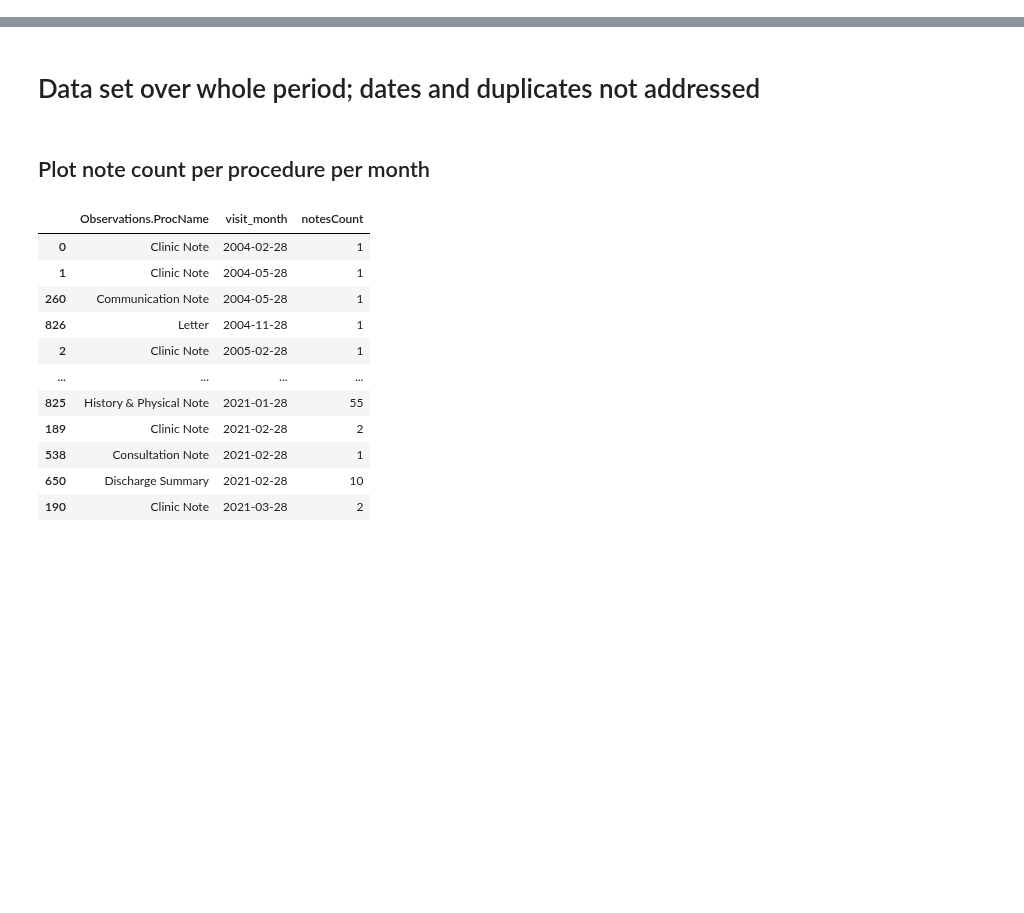
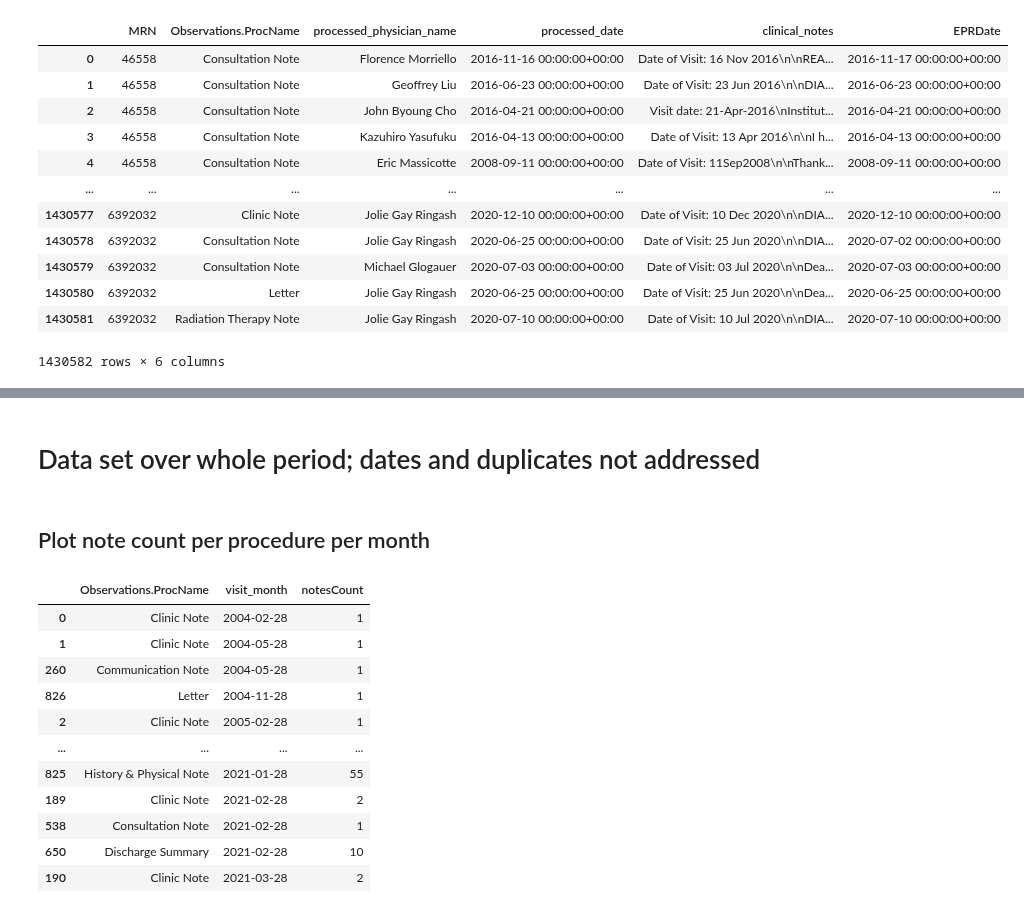
Before and after one commit to ml4oncology/make-notes-dataset, a Jupyter notebook: notebooks/1.validation-PlotNote_PatientCount.ipynb, the cells around one changed output, grey strips where cells are left out. Cells and saved outputs as stored; diff of their text form; code cells hidden in the pictures; blank space fills up the shorter version.

```diff
--- a/notebooks/1.validation-PlotNote_PatientCount.ipynb
+++ b/notebooks/1.validation-PlotNote_PatientCount.ipynb
@@ -14,0 +67,16 @@ import seaborn as sns
+# %%
+mergedNotesWMissing
+# %% [output]
+|  | MRN | Observations.ProcName | processed_physician_name | processed_date | clinical_notes | EPRDate |
+| 0 | 46558 | Consultation Note | Florence Morriello | 2016-11-16 00:00:00+00:00 | Date of Visit: 16 Nov 2016\n\nREA... | 2016-11-17 00:00:00+00:00 |
+| 1 | 46558 | Consultation Note | Geoffrey Liu | 2016-06-23 00:00:00+00:00 | Date of Visit: 23 Jun 2016\n\nDIA... | 2016-06-23 00:00:00+00:00 |
+| 2 | 46558 | Consultation Note | John Byoung Cho | 2016-04-21 00:00:00+00:00 | Visit date: 21-Apr-2016\nInstitut... | 2016-04-21 00:00:00+00:00 |
+| 3 | 46558 | Consultation Note | Kazuhiro Yasufuku | 2016-04-13 00:00:00+00:00 | Date of Visit: 13 Apr 2016\n\nI h... | 2016-04-13 00:00:00+00:00 |
+| 4 | 46558 | Consultation Note | Eric Massicotte | 2008-09-11 00:00:00+00:00 | Date of Visit: 11Sep2008\n\nThank... | 2008-09-11 00:00:00+00:00 |
+| ... | ... | ... | ... | ... | ... | ... |
+| 1430577 | 6392032 | Clinic Note | Jolie Gay Ringash | 2020-12-10 00:00:00+00:00 | Date of Visit: 10 Dec 2020\n\nDIA... | 2020-12-10 00:00:00+00:00 |
+| 1430578 | 6392032 | Consultation Note | Jolie Gay Ringash | 2020-06-25 00:00:00+00:00 | Date of Visit: 25 Jun 2020\n\nDIA... | 2020-07-02 00:00:00+00:00 |
+| 1430579 | 6392032 | Consultation Note | Michael Glogauer | 2020-07-03 00:00:00+00:00 | Date of Visit: 03 Jul 2020\n\nDea... | 2020-07-03 00:00:00+00:00 |
+| 1430580 | 6392032 | Letter | Jolie Gay Ringash | 2020-06-25 00:00:00+00:00 | Date of Visit: 25 Jun 2020\n\nDea... | 2020-06-25 00:00:00+00:00 |
+| 1430581 | 6392032 | Radiation Therapy Note | Jolie Gay Ringash | 2020-07-10 00:00:00+00:00 | Date of Visit: 10 Jul 2020\n\nDIA... | 2020-07-10 00:00:00+00:00 |
+1430582 rows × 6 columns
```
Also changed, not shown: parts of 13 cells of this notebook, 7 other files.
